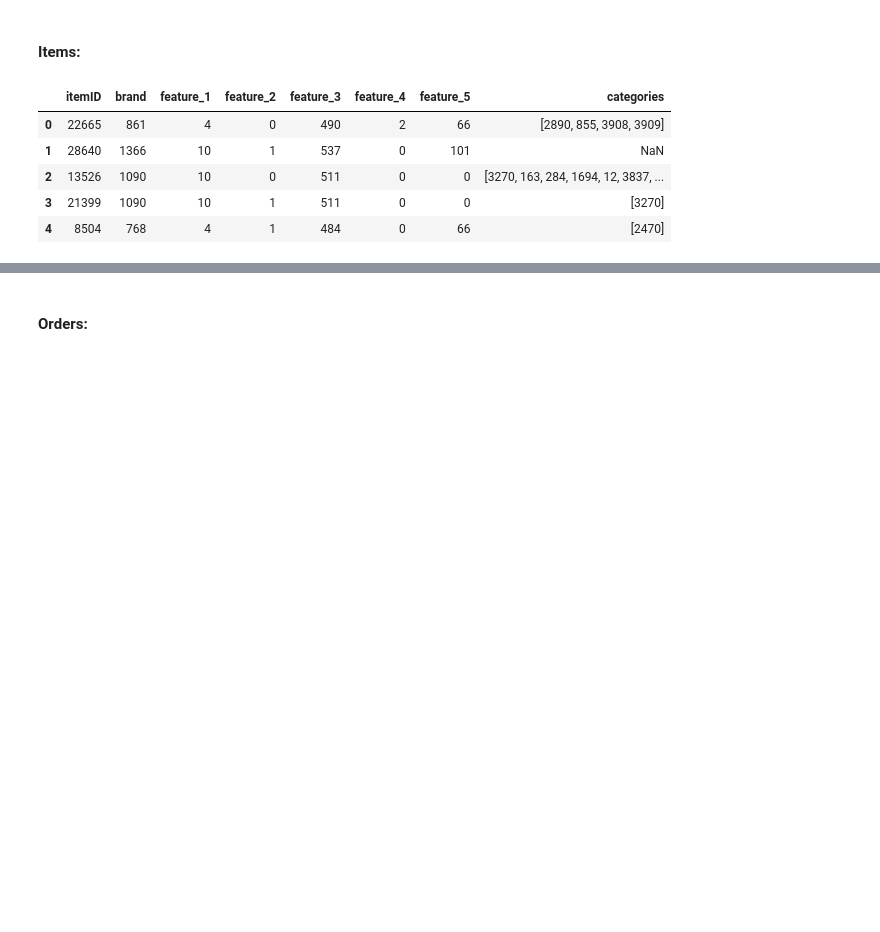
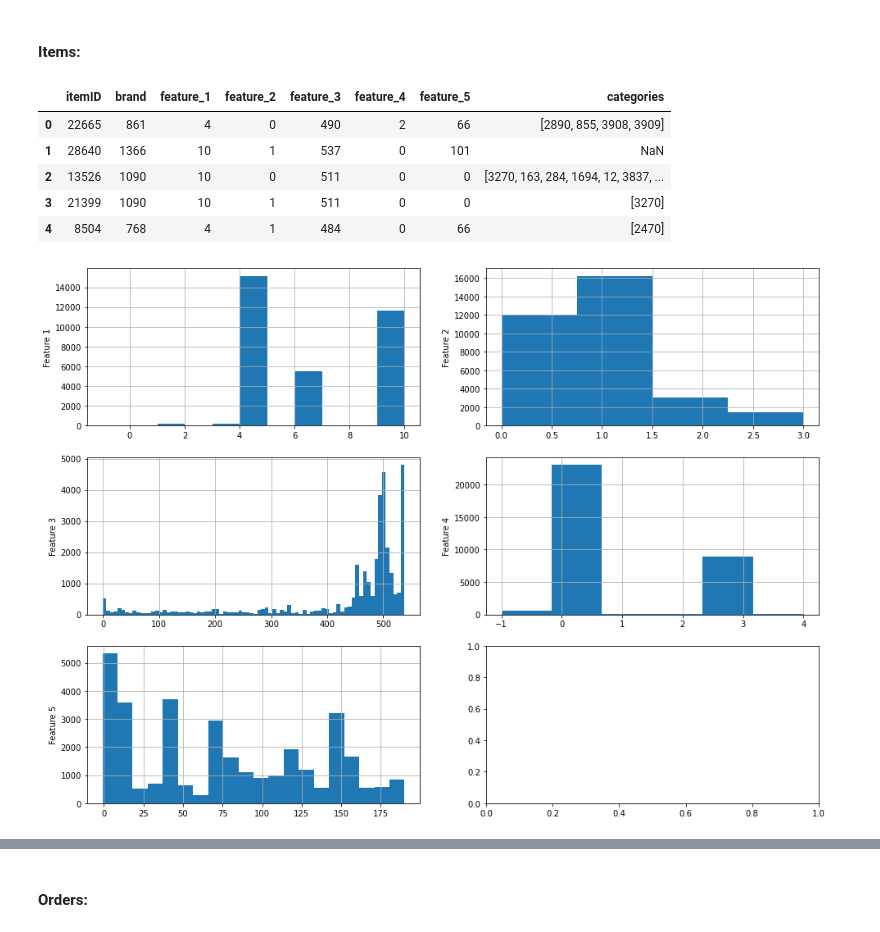
Before and after one commit to Evan-Callaghan/DATA-448-Predictive-Analytics, a Jupyter notebook: Data Mining Cup 2022/exploration.ipynb, the cells around one changed output, grey strips where cells are left out. Drawn from its saved outputs; the diff is of its cells as text; code cells hidden in the pictures; blank space fills up the shorter version.

Commit message:
Data exploration

```diff
--- a/Data Mining Cup 2022/exploration.ipynb
+++ b/Data Mining Cup 2022/exploration.ipynb
@@ -15,23 +15,3 @@ items = pd.read_csv('items.csv', sep = '|')
 orders = pd.read_csv('orders.csv', sep = '|')
 category = pd.read_csv('category_hierarchy.csv', sep = '|')
 submission = pd.read_csv('submission.csv', sep = '|')
-# %%
-## Reading all data sets:
-
-items = pd.read_csv('items.csv', sep = '|')
-orders = pd.read_csv('orders.csv', sep = '|')
-category = pd.read_csv('category_hierarchy.csv', sep = '|')
-submission = pd.read_csv('submission.csv', sep = '|')
-
-## Cleaning category
-items = cleaning_category(items)
-
-## Joining orders and items
-orders_items = pd.merge(orders, items, how = 'left', on = ['itemID'])
-
-## Putting variables in the right format
-orders_items['date'] = pd.to_datetime(orders_items['date'], format = '%Y-%m-%d')
-
-# ## Appending parent category
-# orders_items = appending_parent_category(orders_items, category)
-# orders_items.head()
@@ -68,29 +29,27 @@ items.head()
 # %%
 ## Visualizing item features:
 
 ## Creating a new figure
 fig, axes = plt.subplots(3, 2, figsize = (16, 12))
 
-## Subsetting the data
-left = turnover_train[turnover_train['left'] == 1]
-no_left = turnover_train[turnover_train['left'] == 0]
-
-axes[0, 0].boxplot([no_left['last_evaluation'], left['last_evaluation']], labels = ['No-Left', 'Left'])
-axes[0, 0].set_ylabel('last_evaluation')
+axes[0, 0].hist([items['feature_1']], bins = 11)
+axes[0, 0].set_ylabel('Feature 1')
 axes[0, 0].grid()
 
-axes[0, 1].boxplot([no_left['number_project'], left['number_project']], labels = ['No-Left', 'Left'])
-axes[0, 1].set_ylabel('number_project')
+axes[0, 1].hist([items['feature_2']], bins = 4)
+axes[0, 1].set_ylabel('Feature 2')
 axes[0, 1].grid()
 
-axes[1, 0].boxplot([no_left['satisfaction_level'], left['satisfaction_level']], labels = ['No-Left', 'Left'])
-axes[1, 0].set_ylabel('satisfaction_level')
+axes[1, 0].hist([items['feature_3']], bins = 80)
+axes[1, 0].set_ylabel('Feature 3')
 axes[1, 0].grid()
 
-axes[1, 1].boxplot([no_left['average_montly_hours'], left['average_montly_hours']], labels = ['No-Left', 'Left'])
-axes[1, 1].set_ylabel('average_montly_hours')
+axes[1, 1].hist([items['feature_4']], bins = 6)
+axes[1, 1].set_ylabel('Feature 4')
 axes[1, 1].grid()
 
-axes[2, 0].boxplot([no_left['time_spend_company'], left['time_spend_company']], labels = ['No-Left', 'Left'])
-axes[2, 0].set_ylabel('time_spend_company')
+axes[2, 0].hist([items['feature_5']], bins = 20)
+axes[2, 0].set_ylabel('Feature 5')
 axes[2, 0].grid()
+# %% [output]
+[figure, added]
```
Also changed, not shown: parts of 10 cells of this notebook.
